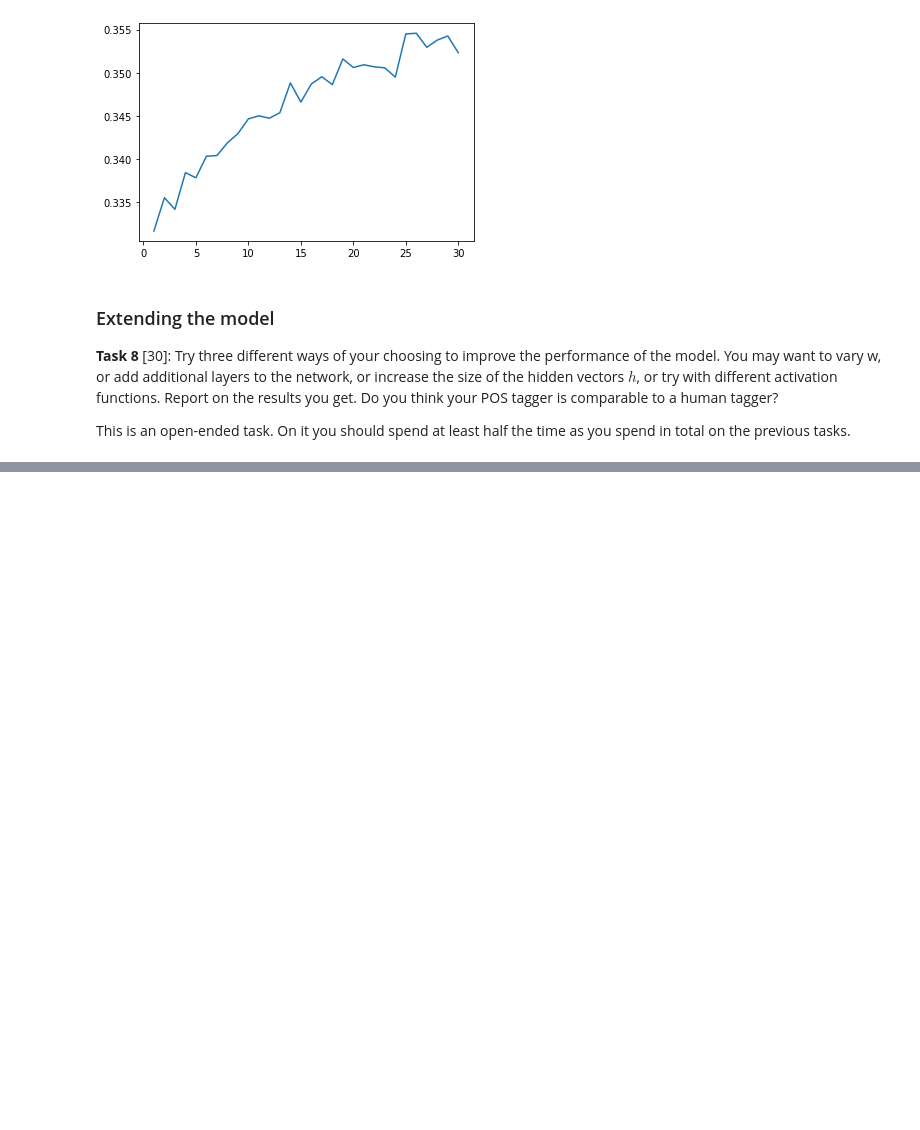
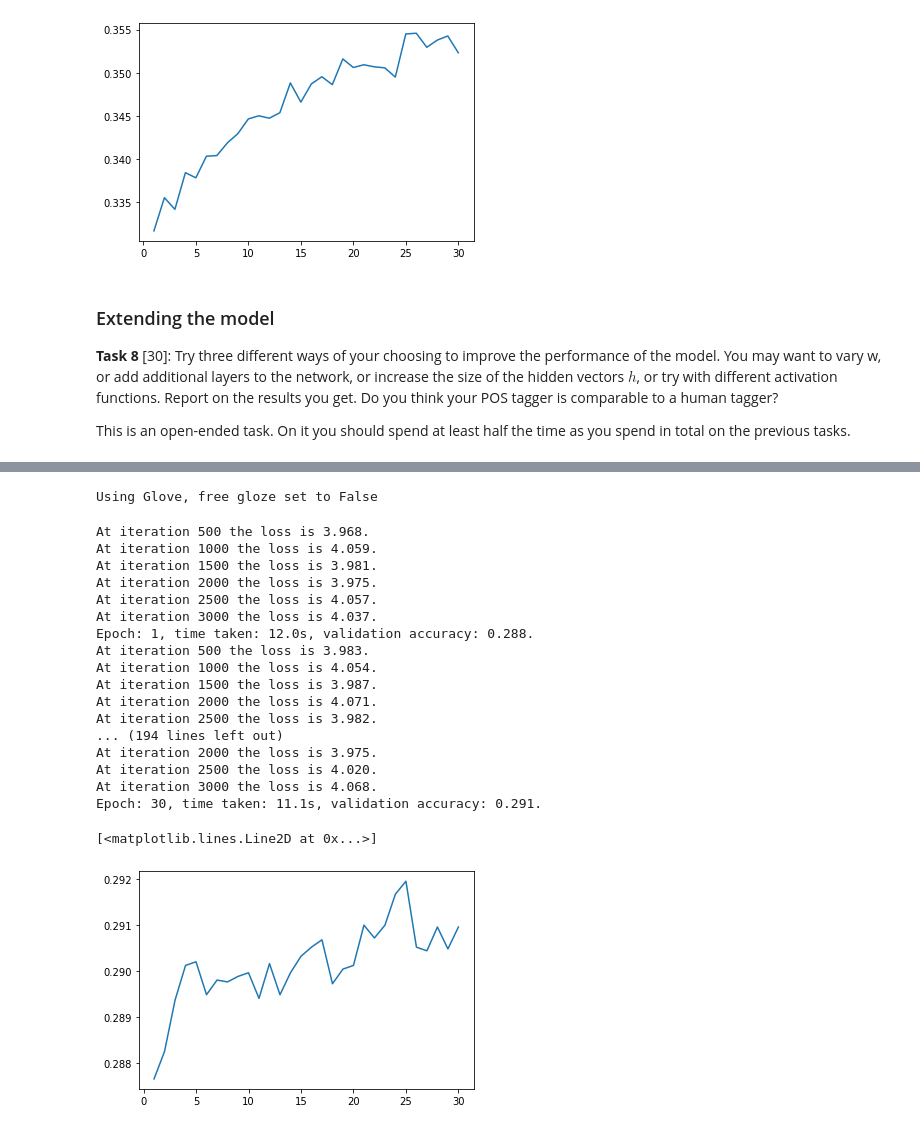
Before and after one commit to advanced-ML-hwrepo/homework_3, a Jupyter notebook: hw3.ipynb, the cells around one changed output, grey strips where cells are left out. Cells and saved outputs as stored; diff of their text form; code cells hidden in the pictures; blank space fills up the shorter version.

```diff
--- a/hw3.ipynb
+++ b/hw3.ipynb
@@ -618,0 +626,18 @@ This is an open-ended task.  On it you should spend at least half the time as yo
+# %%
+BATCH_SIZE = 64 # batch size for training
+W = 2
+train_0, valid_0, test_0 = train_data_0 = datasets.UDPOS(
+    split = ('train', 'valid', 'test'))
+train_data = list(preprocess_data_seq(train_0, W))
+valid_data = list(preprocess_data_seq(valid_0, W))
+test_data = list(preprocess_data_seq(test_0, W))
+
+train_dataloader = DataLoader(train_data, batch_size=BATCH_SIZE,
+                              shuffle=True,
+                              collate_fn=collate_fn)
+valid_dataloader = DataLoader(valid_data, batch_size=BATCH_SIZE,
+                              shuffle=False,
+                              collate_fn=collate_fn)
+test_dataloader = DataLoader(test_data, batch_size=BATCH_SIZE,
+                             shuffle=False,
+                             collate_fn=collate_fn)
@@ -618,0 +681,45 @@ This is an open-ended task.  On it you should spend at least half the time as yo
+# %%
+model = NNPOSTaggerExtended(window_size = WINDOW_SIZE,
+                    vocab_size = len(vocab_words),
+                     embedding_dim = 300,
+                     hidden_dim = 250,
+                     output_dim = len(vocab_ud),
+                     nonlinearity = nn.Tanh(),
+                     use_glove = glove_vectors,
+                     freeze_glove = False).to(device)
+# %% [output]
+Using Glove, free gloze set to False
+# %%
+EPOCHS = 30 # epoch
+optimizer = torch.optim.Adam(model.parameters(), lr=1e-5)
+
+accuracies=[]
+for epoch in range(1, EPOCHS + 1):
+    epoch_start_time = time.time()
+    train_an_epoch(train_dataloader)
+    accuracy = get_accuracy(valid_dataloader)
+    accuracies.append(accuracy)
+    time_taken = time.time() - epoch_start_time
+    print(f'Epoch: {epoch}, time taken: {time_taken:.1f}s, validation accuracy: {accuracy:.3f}.')
+
+plt.plot(range(1, EPOCHS+1), accuracies)
+# %% [output]
+At iteration 500 the loss is 3.968.
+At iteration 1000 the loss is 4.059.
+At iteration 1500 the loss is 3.981.
+At iteration 2000 the loss is 3.975.
+At iteration 2500 the loss is 4.057.
+At iteration 3000 the loss is 4.037.
+Epoch: 1, time taken: 12.0s, validation accuracy: 0.288.
+At iteration 500 the loss is 3.983.
+At iteration 1000 the loss is 4.054.
+At iteration 1500 the loss is 3.987.
+At iteration 2000 the loss is 4.071.
+At iteration 2500 the loss is 3.982.
+... (194 lines left out)
+At iteration 2000 the loss is 3.975.
+At iteration 2500 the loss is 4.020.
+At iteration 3000 the loss is 4.068.
+Epoch: 30, time taken: 11.1s, validation accuracy: 0.291.
+[<matplotlib.lines.Line2D at 0x...>]
+[figure, added]
```
Also changed, not shown: parts of 2 cells of this notebook.
